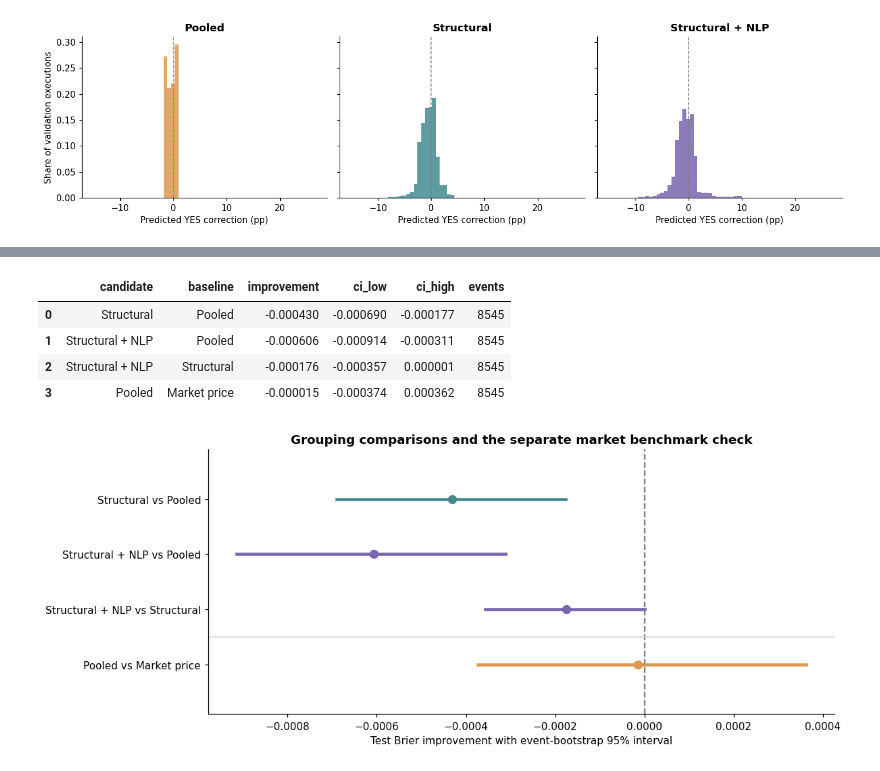
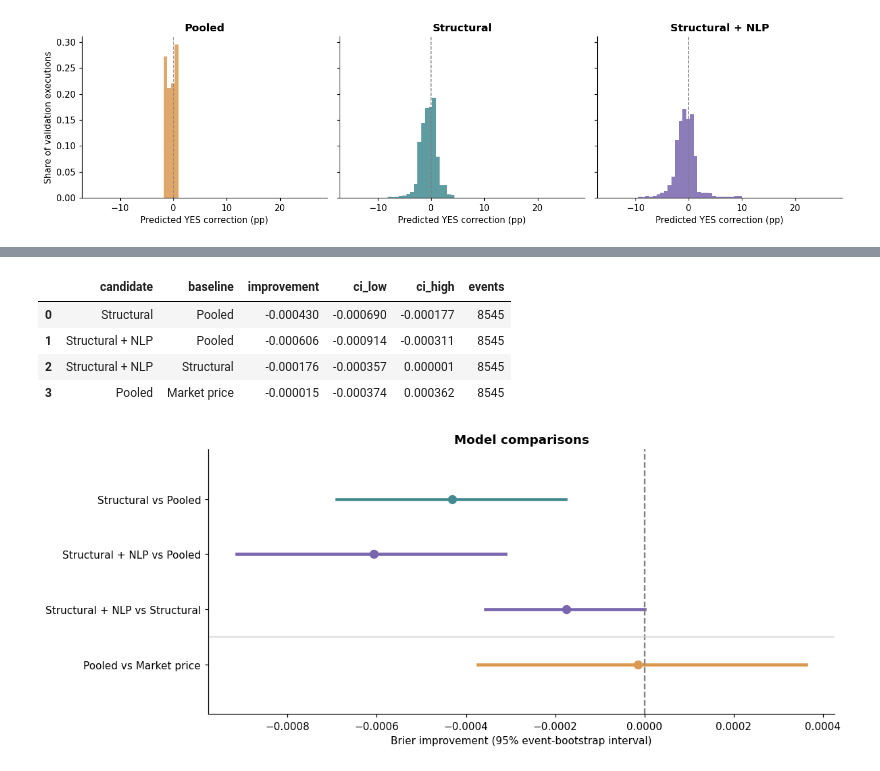
Before and after one commit to KyleNicarry/DS-340W-Group-Project, a Jupyter notebook: extension/notebooks/main.ipynb, the cells around one changed output, grey strips where cells are left out. Cells and saved outputs as stored; diff of their text form; code cells hidden in the pictures.

```diff
--- a/extension/notebooks/main.ipynb
+++ b/extension/notebooks/main.ipynb
@@ -475,7 +672,10 @@ def extract(data: Path, assignments: Path, output: Path) -> tuple[pd.DataFrame,
     return frame, audit
 # %%
 def validate_splits(frame: pd.DataFrame) -> None:
-    for column, message in [("event_id", "Event leakage"), ("ticker", "Contract leakage")]:
+    for column, message in [
+        ("event_id", "Event leakage"),
+        ("ticker", "Contract leakage"),
+    ]:
         if frame.groupby(column).split.nunique().gt(1).any():
             raise ValueError(message)
     if not frame.split.isin(["train", "validation", "test"]).all():
@@ -489,8 +689,13 @@ def combination_mask(contracts: pd.DataFrame) -> pd.Series:
     additional wording rule uses proposition structure, never outcomes/prices.
     It is conservative and is not a complete semantic combination detector.
     """
-    return contracts.ticker.str.startswith(("KXMVE", "MVE")) | contracts.title.str.contains(
-        r"\bwin [^?]*,[^?]* at the Oscars\b", case=False, regex=True, na=False
+    return contracts.ticker.str.startswith(
+        ("KXMVE", "MVE"),
+    ) | contracts.title.str.contains(
+        r"\bwin [^?]*,[^?]* at the Oscars\b",
+        case=False,
+        regex=True,
+        na=False,
     )
 # %%
 cells, audit = extract(DATA, ASSIGNMENTS, OUTPUT)
@@ -801,10 +1102,20 @@ These intervals are exploratory and are not adjusted for testing several compari
 # %%
 def compare_by_event(held: pd.DataFrame, candidate: str, baseline: str, repetitions: int) -> dict:
     """Bootstrap the paired loss difference using whole-event weighted totals."""
-    difference = (held.outcome - held[baseline]) ** 2 - (held.outcome - held[candidate]) ** 2
+    baseline_error = (held.outcome - held[baseline]) ** 2
+    candidate_error = (held.outcome - held[candidate]) ** 2
+    difference = baseline_error - candidate_error
     blocks = (
-        pd.DataFrame({"event": held.event_id, "numerator": held.n * difference, "weight": held.n})
-        .groupby("event")[["numerator", "weight"]]
+        pd.DataFrame(
+            {
+                "event": held.event_id,
+                "numerator": held.n * difference,
+                "weight": held.n,
+            },
+        )
+        .groupby(
+            "event",
+        )[["numerator", "weight"]]
         .sum()
         .to_numpy()
     )
@@ -823,38 +1134,63 @@ def compare_by_event(held: pd.DataFrame, candidate: str, baseline: str, repetiti
         "ci_low": low,
         "ci_high": high,
         "events": len(blocks),
     }
 
 
 test = predictions[predictions.split.eq("test")].copy()
 pairs = [
     ("Structural", "Pooled"),
     ("Structural + NLP", "Pooled"),
     ("Structural + NLP", "Structural"),
     ("Pooled", "Market price"),
 ]
-comparisons = pd.DataFrame([compare_by_event(test, candidate, baseline, BOOTSTRAP) for candidate, baseline in pairs])
+comparison_rows = []
+for candidate, baseline in pairs:
+    result = compare_by_event(
+        test,
+        candidate,
+        baseline,
+        BOOTSTRAP,
+    )
+    comparison_rows.append(result)
+comparisons = pd.DataFrame(comparison_rows)
 comparisons.to_csv(OUTPUT / "comparisons.csv", index=False)
 display(comparisons)
+
 fig, ax = plt.subplots(figsize=(11, 4.5))
 for i, row in comparisons.iterrows():
-    ax.plot([row.ci_low, row.ci_high], [i, i], color=COLORS[row.candidate], linewidth=3)
-    ax.scatter(row.improvement, i, color=COLORS[row.candidate], s=60, zorder=3)
+    ax.plot(
+        [row.ci_low, row.ci_high],
+        [i, i],
+        color=COLORS[row.candidate],
+        linewidth=3,
+    )
+    ax.scatter(
+        row.improvement,
+        i,
+        color=COLORS[row.candidate],
+        s=60,
+        zorder=3,
+    )
 ax.axvline(0, color="gray", linestyle="--")
-ax.set_yticks(range(len(comparisons)), comparisons.candidate + " vs " + comparisons.baseline)
+ax.set_yticks(
+    range(len(comparisons)),
+    comparisons.candidate + " vs " + comparisons.baseline,
+)
 ax.axhline(2.5, color="lightgray", linewidth=1)
 ax.invert_yaxis()
 ax.margins(y=0.3)
 ax.set(
-    title="Grouping comparisons and the separate market benchmark check",
-    xlabel="Test Brier improvement with event-bootstrap 95% interval",
+    title="Model comparisons",
+    xlabel="Brier improvement (95% event-bootstrap interval)",
 )
+
 show_figure("09_incremental_value")
 # %% [output]
 |  | candidate | baseline | improvement | ci_low | ci_high | events |
 | 0 | Structural | Pooled | -0.000430 | -0.000690 | -0.000177 | 8545 |
 | 1 | Structural + NLP | Pooled | -0.000606 | -0.000914 | -0.000311 | 8545 |
 | 2 | Structural + NLP | Structural | -0.000176 | -0.000357 | 0.000001 | 8545 |
 | 3 | Pooled | Market price | -0.000015 | -0.000374 | 0.000362 | 8545 |
-[figure, old version]
+[figure, new version]
 # %% [markdown]
```
Also changed, not shown: parts of 36 cells of this notebook.
